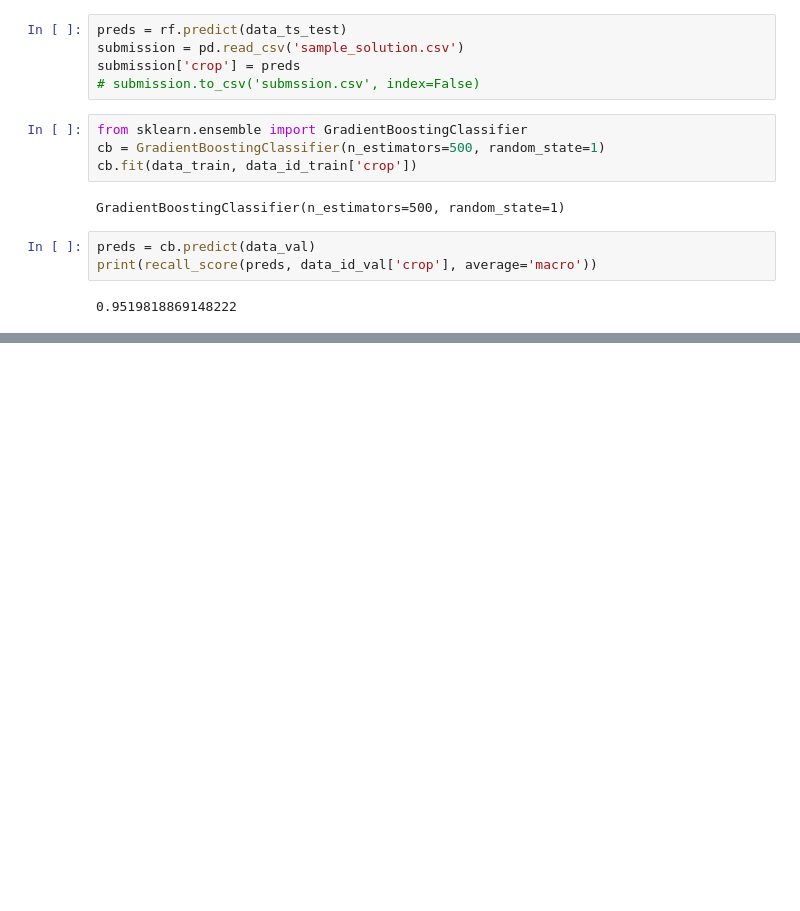
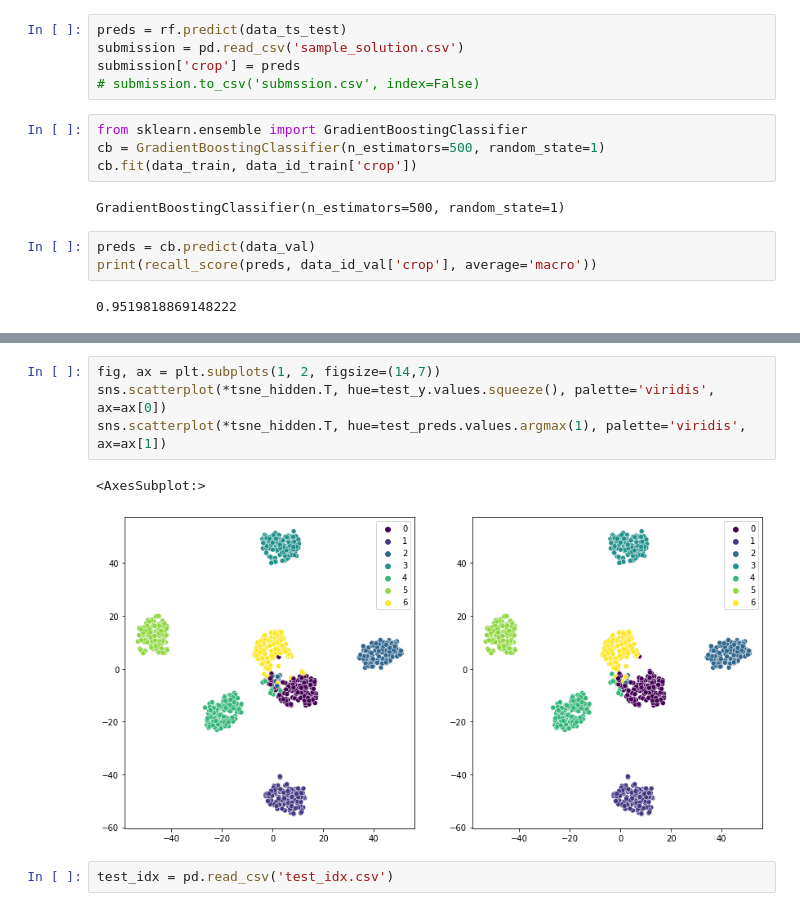
Before and after one commit to yuasosnin/aihacks-2022-fields, a Jupyter notebook: mining.ipynb, the cells around one changed output, grey strips where cells are left out. Saved outputs shown, nothing was run; the diff lists cells and outputs as text; blank space fills up the shorter version.

```diff
--- a/mining.ipynb
+++ b/mining.ipynb
@@ -132,0 +168,9 @@ print(recall_score(preds, data_id_val['crop'], average='macro'))
+# %%
+fig, ax = plt.subplots(1, 2, figsize=(14,7))
+sns.scatterplot(*tsne_hidden.T, hue=test_y.values.squeeze(), palette='viridis', ax=ax[0])
+sns.scatterplot(*tsne_hidden.T, hue=test_preds.values.argmax(1), palette='viridis', ax=ax[1])
+# %% [output]
+<AxesSubplot:>
+[figure, added]
+# %%
+test_idx = pd.read_csv('test_idx.csv')
```
Also changed, not shown: parts of 17 cells of this notebook, 9 other files.
